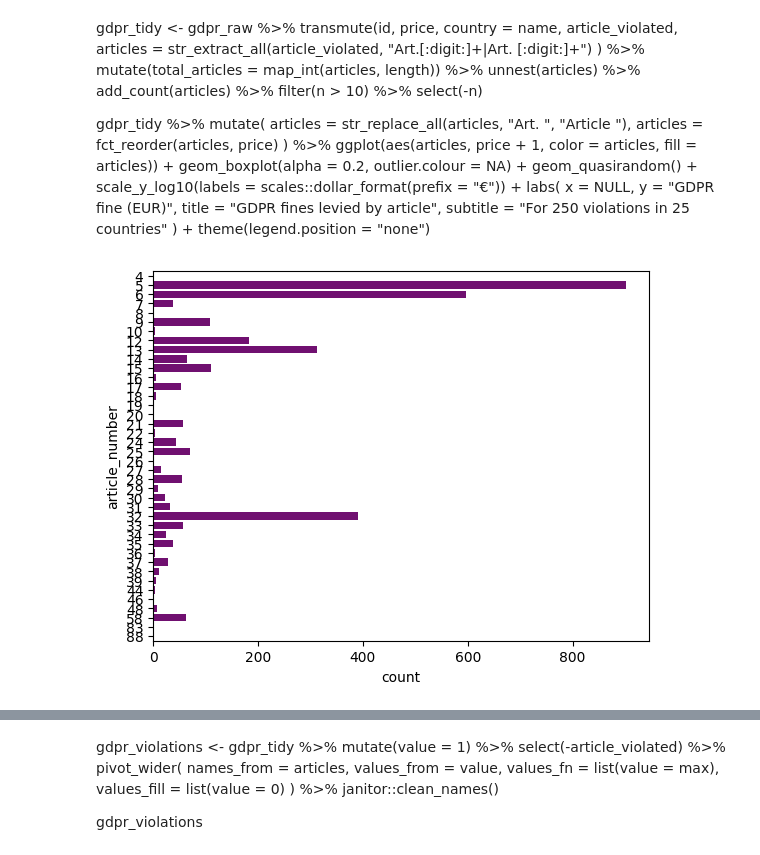
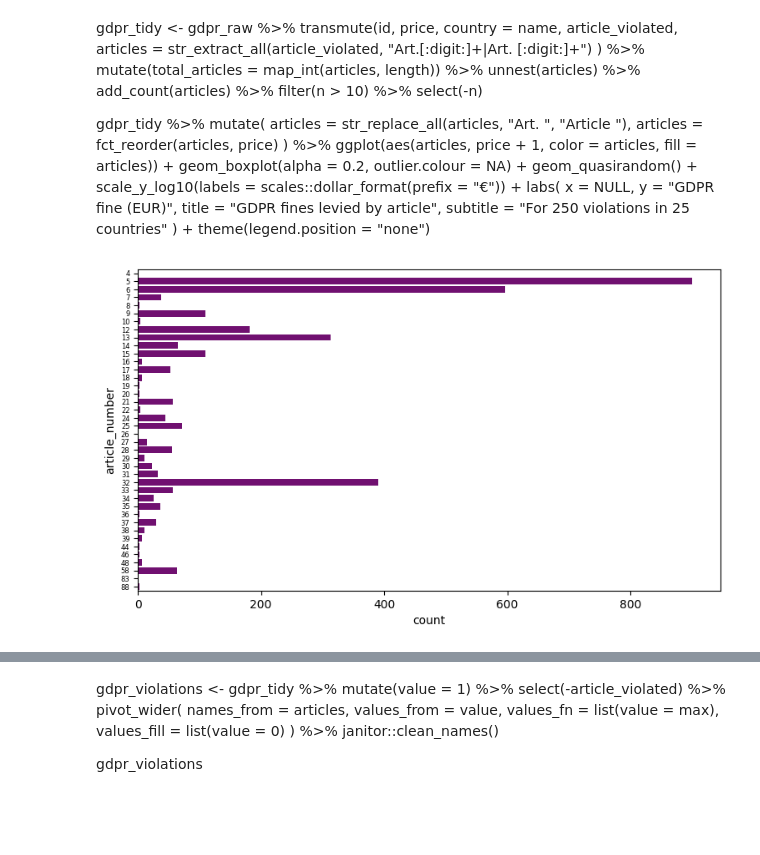
Before and after one commit to dc27/gdpr-fines-analysis, a Jupyter notebook: dev.ipynb, the cells around one changed output, grey strips where cells are left out. Saved outputs shown, nothing was run; the diff lists cells and outputs as text; code cells hidden in the pictures; blank space fills up the shorter version.

```diff
--- a/dev.ipynb
+++ b/dev.ipynb
@@ -86,19 +86,20 @@ fines_long = (
     .assign(date = lambda x: pd.to_datetime(x.date, format='%m/%d/%Y'))
     .loc[:, ['id', 'name', 'price', 'authority', 'date', 'controller','article',
              'article_number', 'n_articles_violated', 'type', 'summary']]
-    .rename(columns={'price':'total_fine_€', 'name': 'country'})
+    .rename(columns={'price':'total_fine_euro', 'name': 'country'})
 )
 # %%
 n_citations = (
     fines_long
     .value_counts('article_number')
     .reset_index()
     .sort_values('article_number')
 )
 
 
-fig, ax = plt.subplots()
+fig, ax = plt.subplots(figsize = (9, 5))
 
 ax = sns.barplot(y='article_number', x='count', data=n_citations, orient='h', color='purple')
+ax.tick_params(axis='y', which='major', labelsize=6)
 # %% [output]
-[figure, old version]
+[figure, new version]
```
Also changed, not shown: parts of 18 cells of this notebook.
